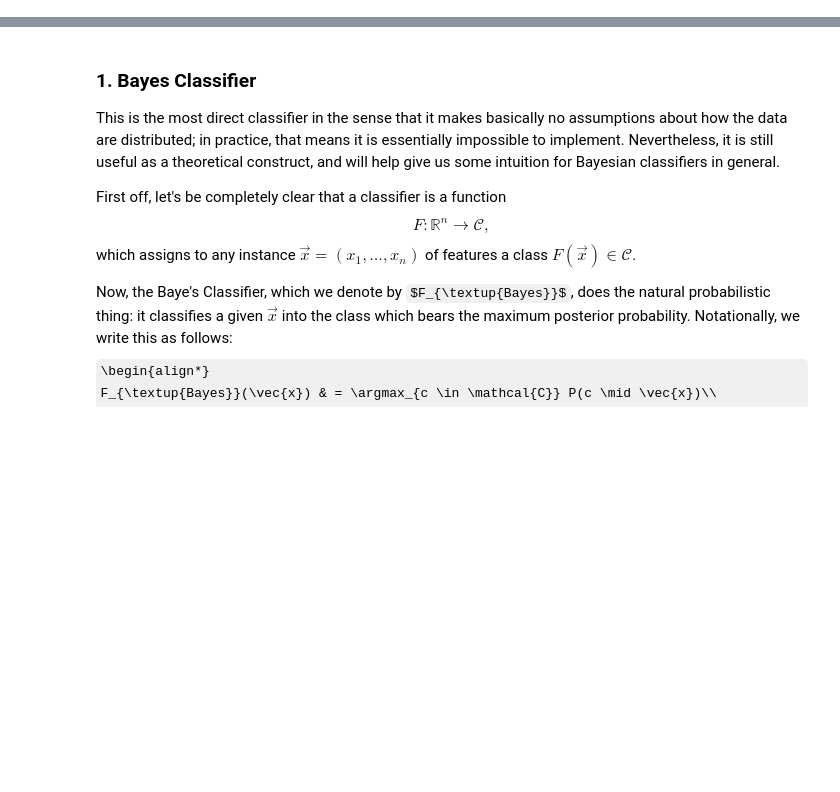
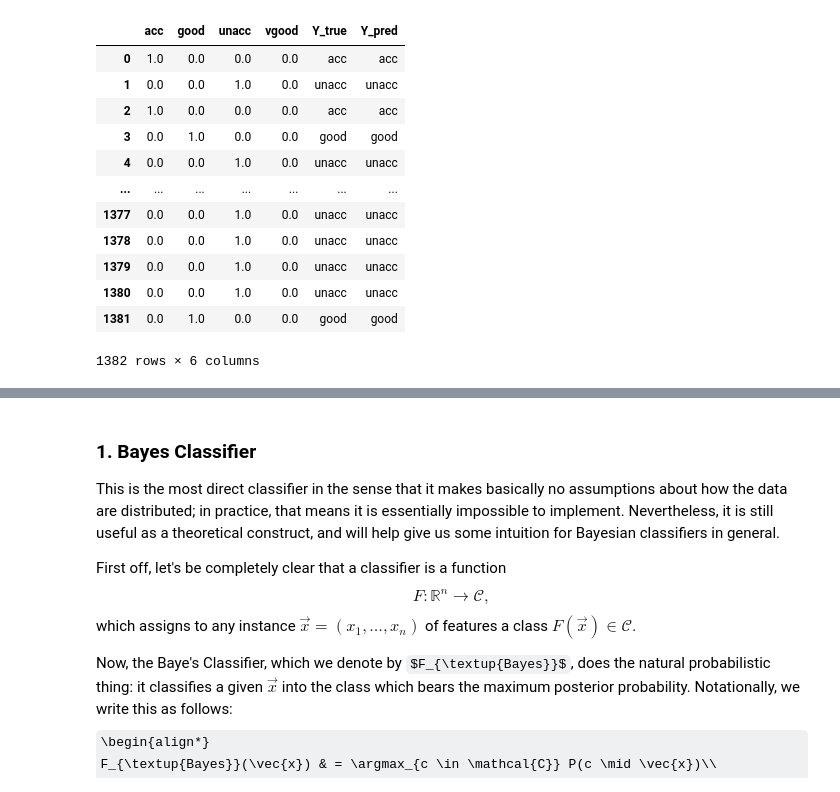
Before and after one commit to arvindsuresh-math/MATH-392-Intro-to-neural-networks, a Jupyter notebook: notebooks/10_bayesian-classifiers.ipynb, the cells around one changed output, grey strips where cells are left out. Drawn from its saved outputs; the diff is of its cells as text; code cells hidden in the pictures; some formulas as TeX source; blank space fills up the shorter version.

```diff
--- a/notebooks/10_bayesian-classifiers.ipynb
+++ b/notebooks/10_bayesian-classifiers.ipynb
@@ -10,0 +327,16 @@ I refer to these as Bayesian classifiers because they are all based on Baye's Th
+# %%
+train_proba
+# %% [output]
+|  | acc | good | unacc | vgood | Y_true | Y_pred |
+| 0 | 1.0 | 0.0 | 0.0 | 0.0 | acc | acc |
+| 1 | 0.0 | 0.0 | 1.0 | 0.0 | unacc | unacc |
+| 2 | 1.0 | 0.0 | 0.0 | 0.0 | acc | acc |
+| 3 | 0.0 | 1.0 | 0.0 | 0.0 | good | good |
+| 4 | 0.0 | 0.0 | 1.0 | 0.0 | unacc | unacc |
+| ... | ... | ... | ... | ... | ... | ... |
+| 1377 | 0.0 | 0.0 | 1.0 | 0.0 | unacc | unacc |
+| 1378 | 0.0 | 0.0 | 1.0 | 0.0 | unacc | unacc |
+| 1379 | 0.0 | 0.0 | 1.0 | 0.0 | unacc | unacc |
+| 1380 | 0.0 | 0.0 | 1.0 | 0.0 | unacc | unacc |
+| 1381 | 0.0 | 1.0 | 0.0 | 0.0 | good | good |
+1382 rows × 6 columns
```
Also changed, not shown: parts of 11 cells of this notebook, 5 other files.
